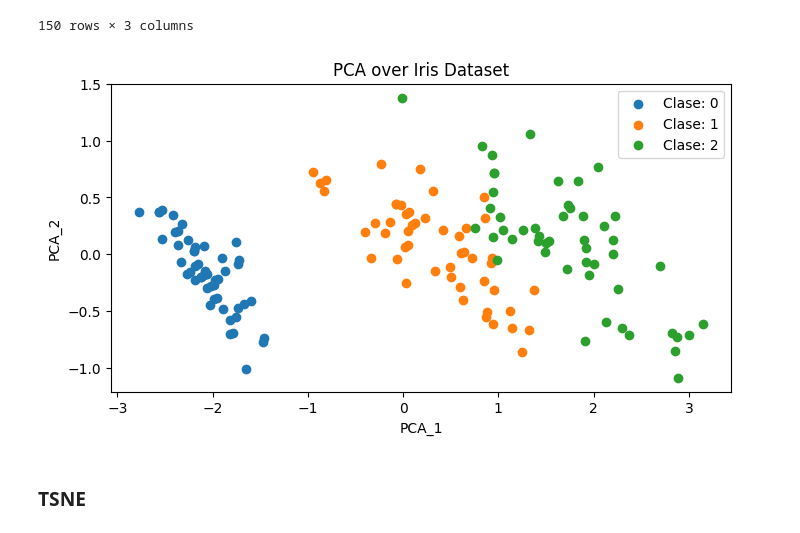
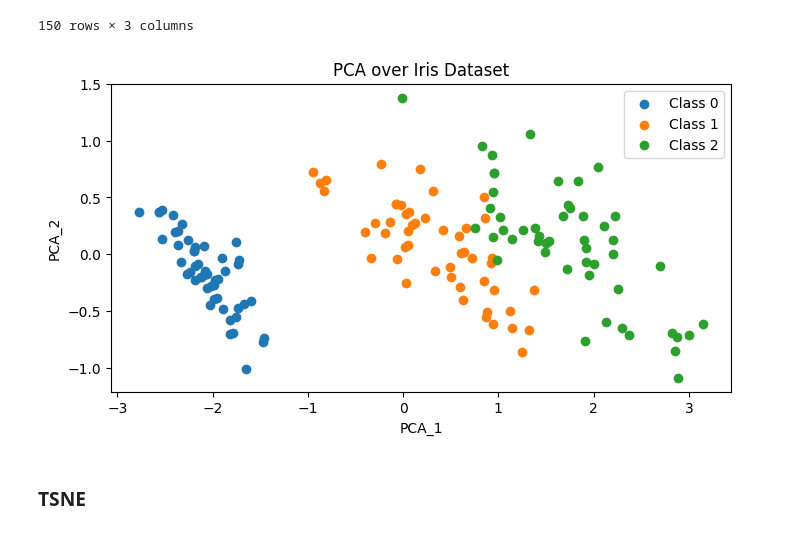
Before and after one commit to Bruno-Moreno/ML---Study, a Jupyter notebook: notebooks/ML/pca_and_tsne.ipynb, the cells around one changed output. Cells and saved outputs as stored; diff of their text form; code cells hidden in the pictures.

```diff
--- a/notebooks/ML/pca_and_tsne.ipynb
+++ b/notebooks/ML/pca_and_tsne.ipynb
@@ -105,16 +106,16 @@ df_pca
 # %%
 plt.figure(figsize=(8,4))
 for c in target:
     df_pca_loc = df_pca.loc[df_pca.target == c].copy()
-    plt.scatter(df_pca_loc.pca_1, df_pca_loc.pca_2, label = f'Clase: {c}')
+    plt.scatter(df_pca_loc.pca_1, df_pca_loc.pca_2, label = f'Class {c}')
 plt.xlabel("PCA_1")
 plt.ylabel("PCA_2")
 plt.title("PCA over Iris Dataset")
 plt.legend()
 plt.savefig("img/pca_over_iris.png", dpi = 300, bbox_inches='tight')
 plt.show()
 # %% [output]
-[figure, old version]
+[figure, new version]
 # %% [markdown]
 ### TSNE
 # %%
```
Also changed, not shown: parts of 2 cells of this notebook, 3 other files.
